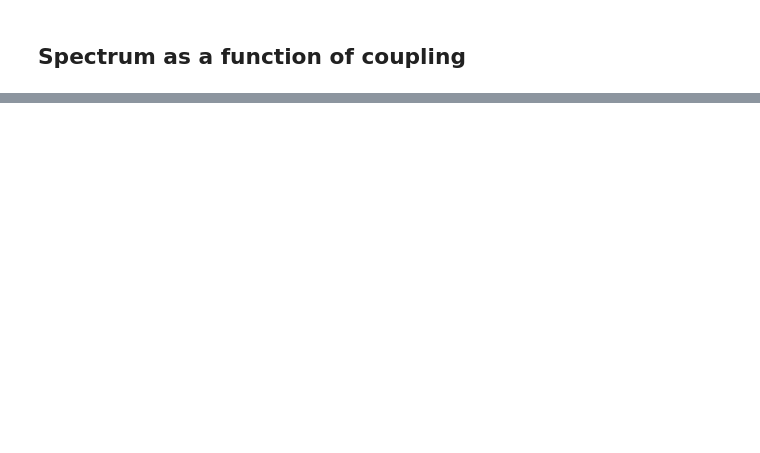
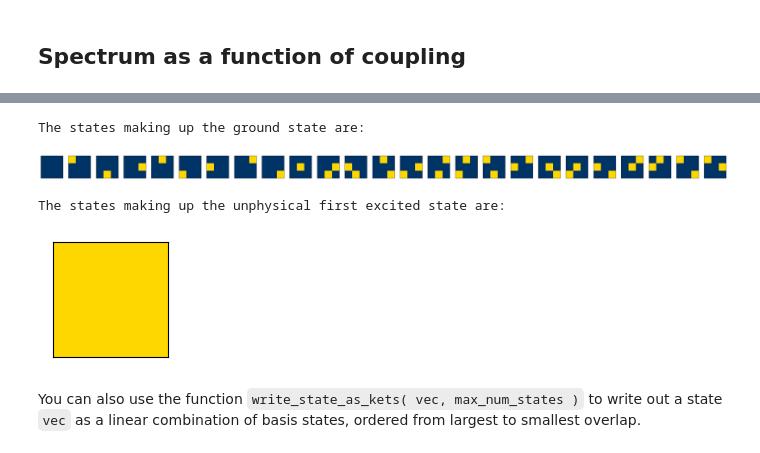
Before and after one commit to squigglomancer/Large-N-VQE, a Jupyter notebook: Large N (1,2,1) Hamiltonian.ipynb, the cells around one changed output, grey strips where cells are left out. Cells and saved outputs as stored; diff of their text form; code cells hidden in the pictures; blank space fills up the shorter version.

````diff
--- a/Large N (1,2,1) Hamiltonian.ipynb
+++ b/Large N (1,2,1) Hamiltonian.ipynb
@@ -509,0 +555,23 @@ array([0., 0., 0., 0., 0., 0., 0., 0., 0., 0., 0., 0., 0., 0., 0., 0., 0.,
+# %%
+# Pick some parameters
+g = 1.
+lat_shape = (3,3)
+
+# Diagonalize the Hamiltonian
+H = make_ham(g, lat_shape)
+evals, evecs = eigsh(H, k=10, which='SA')
+
+ground_state = evecs[:,0]
+false_ground_state = evecs[:,1]
+
+print("The states making up the ground state are:")
+draw_state( ground_state , (3,3), 25 )
+print("The states making up the unphysical first excited state are:")
+draw_state( false_ground_state , (3,3), 28 )
+# %% [output]
+The states making up the ground state are:
+[figure, added]
+The states making up the unphysical first excited state are:
+[figure, added]
+# %% [markdown]
+You can also use the function ```write_state_as_kets( vec, max_num_states )``` to write out a state ```vec``` as a linear combination of basis states, ordered from largest to smallest overlap.
````
Also changed, not shown: parts of 24 cells of this notebook.
